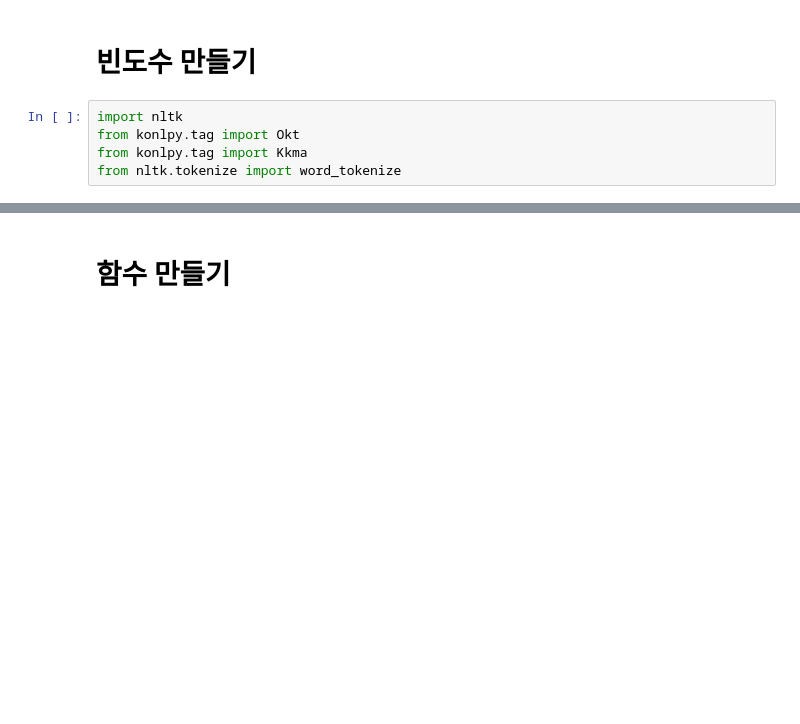
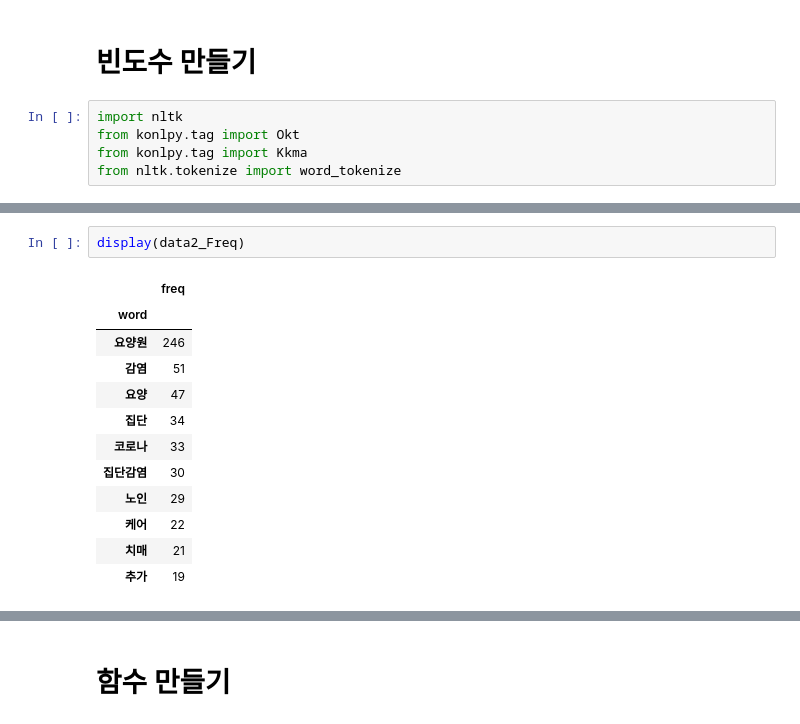
Before and after one commit to 2021-SSF/WeCare_BigData, a Jupyter notebook: google_crawl.ipynb, the cells around one changed output, grey strips where cells are left out. Cells and saved outputs as stored; diff of their text form; blank space fills up the shorter version.

```diff
--- a/google_crawl.ipynb
+++ b/google_crawl.ipynb
@@ -216,0 +180,15 @@ AttributeError: 'Text' object has no attribute 'keys'
+# %%
+display(data2_Freq)
+# %% [output]
+|  | freq |
+| word |  |
+| 요양원 | 246 |
+| 감염 | 51 |
+| 요양 | 47 |
+| 집단 | 34 |
+| 코로나 | 33 |
+| 집단감염 | 30 |
+| 노인 | 29 |
+| 케어 | 22 |
+| 치매 | 21 |
+| 추가 | 19 |
```
Also changed, not shown: parts of 26 cells of this notebook, 4 other files.
